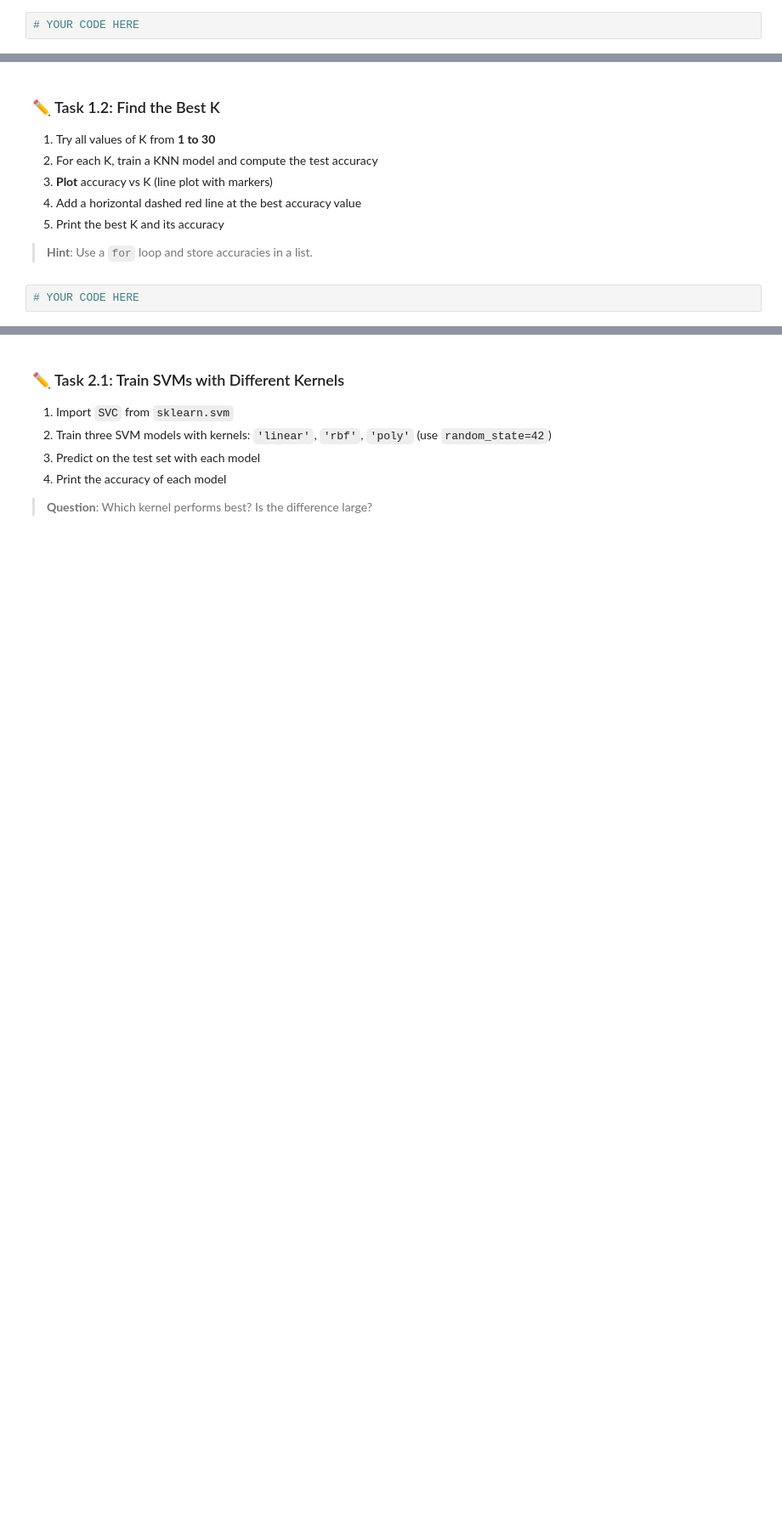
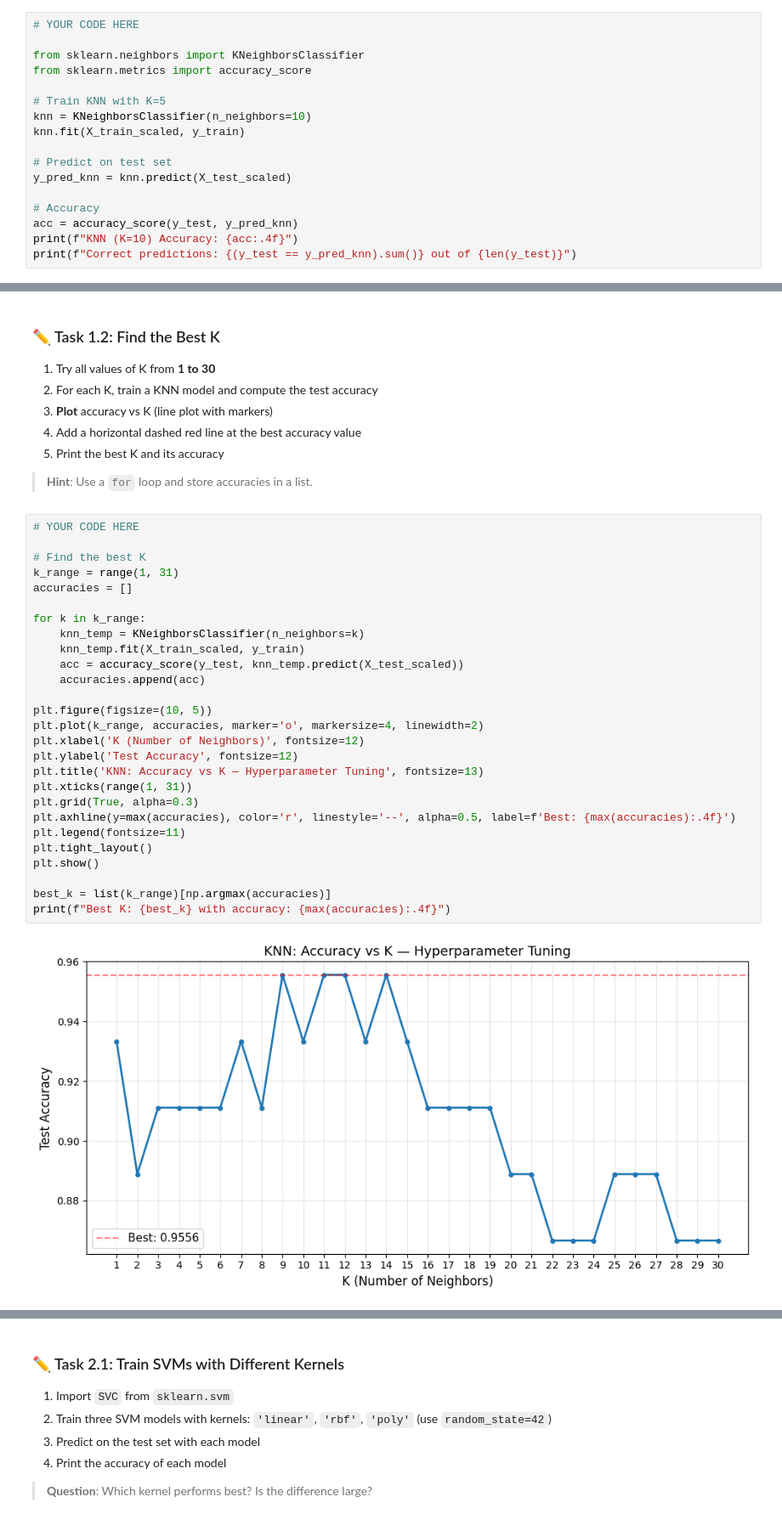
Before and after one commit to simone-cavallaro/Machine-Learning, a Jupyter notebook: Lab 5/KNN_SVM_KMEANS.ipynb, the cells around one changed output, grey strips where cells are left out. Shown at 85% size. Drawn from its saved outputs; the diff is of its cells as text; blank space fills up the shorter version.

```diff
--- a/Lab 5/KNN_SVM_KMEANS.ipynb
+++ b/Lab 5/KNN_SVM_KMEANS.ipynb
@@ -178,3 +293,18 @@ $$d(p, q) = \sqrt{\sum_{i=1}^{n}(p_i - q_i)^2}$$
 5. Compute and print the accuracy using `accuracy_score` from `sklearn.metrics`
 # %%
 # YOUR CODE HERE
+
+from sklearn.neighbors import KNeighborsClassifier
+from sklearn.metrics import accuracy_score
+
+# Train KNN with K=5
+knn = KNeighborsClassifier(n_neighbors=10)
+knn.fit(X_train_scaled, y_train)
+
+# Predict on test set
+y_pred_knn = knn.predict(X_test_scaled)
+
+# Accuracy
+acc = accuracy_score(y_test, y_pred_knn)
+print(f"KNN (K=10) Accuracy: {acc:.4f}")
+print(f"Correct predictions: {(y_test == y_pred_knn).sum()} out of {len(y_test)}")
@@ -190,3 +323,30 @@ $$d(p, q) = \sqrt{\sum_{i=1}^{n}(p_i - q_i)^2}$$
 > **Hint**: Use a `for` loop and store accuracies in a list.
 # %%
 # YOUR CODE HERE
+
+# Find the best K
+k_range = range(1, 31)
+accuracies = []
+
+for k in k_range:
+    knn_temp = KNeighborsClassifier(n_neighbors=k)
+    knn_temp.fit(X_train_scaled, y_train)
+    acc = accuracy_score(y_test, knn_temp.predict(X_test_scaled))
+    accuracies.append(acc)
+
+plt.figure(figsize=(10, 5))
+plt.plot(k_range, accuracies, marker='o', markersize=4, linewidth=2)
+plt.xlabel('K (Number of Neighbors)', fontsize=12)
+plt.ylabel('Test Accuracy', fontsize=12)
+plt.title('KNN: Accuracy vs K — Hyperparameter Tuning', fontsize=13)
+plt.xticks(range(1, 31))
+plt.grid(True, alpha=0.3)
+plt.axhline(y=max(accuracies), color='r', linestyle='--', alpha=0.5, label=f'Best: {max(accuracies):.4f}')
+plt.legend(fontsize=11)
+plt.tight_layout()
+plt.show()
+
+best_k = list(k_range)[np.argmax(accuracies)]
+print(f"Best K: {best_k} with accuracy: {max(accuracies):.4f}")
+# %% [output]
+[figure, added]
```
Also changed, not shown: parts of 14 cells of this notebook.
